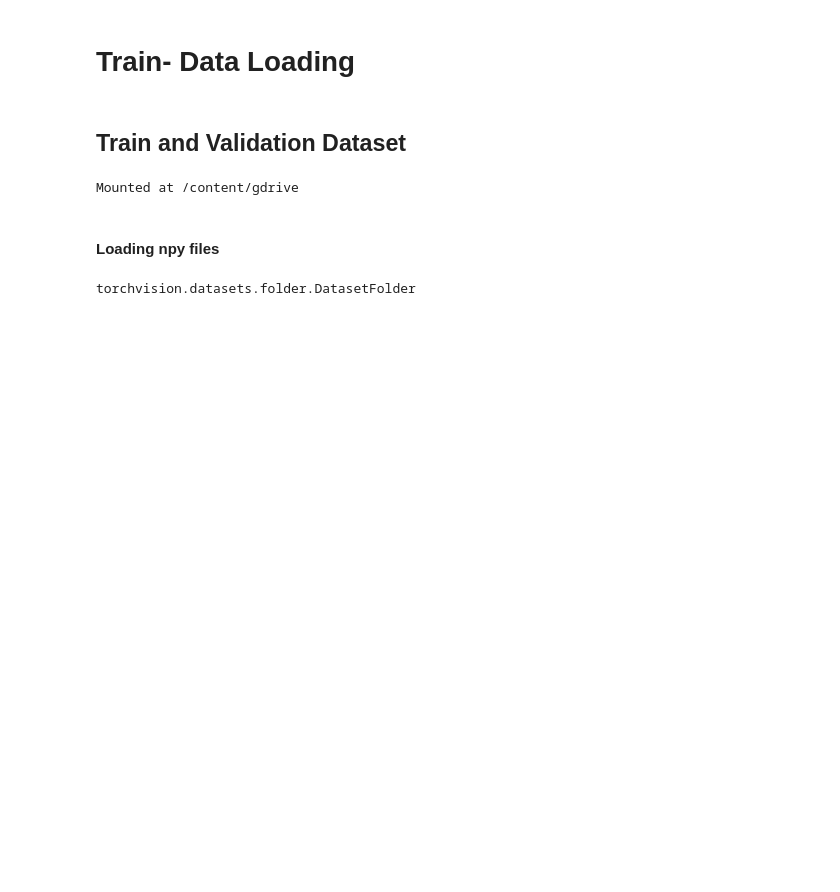
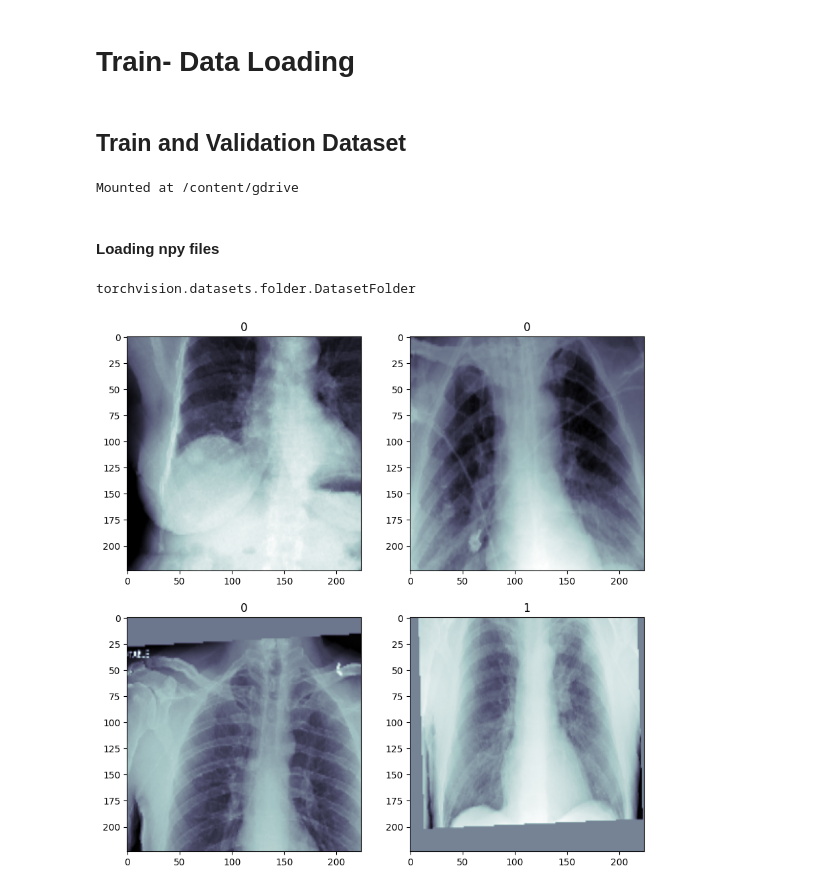
Before and after one commit to Zahed-Golabi/Medical-Imaging, a Jupyter notebook: 03- Pneumonia Classification/Train Data Loading.ipynb, the cells around one changed output. Saved outputs shown, nothing was run; the diff lists cells and outputs as text; code cells hidden in the pictures; blank space fills up the shorter version.

Commit message:
dispaly some transformed trains

```diff
--- a/03- Pneumonia Classification/Train Data Loading.ipynb
+++ b/03- Pneumonia Classification/Train Data Loading.ipynb
@@ -24,6 +24,6 @@ Mounted at /content/gdrive
 #### Loading npy files
 # %%
 def load_file(path):
-  np.load(path).astype(np.float32)
+  return np.load(path).astype(np.float32)
 # %%
 train_transforms = transforms.Compose([
@@ -38,4 +39,4 @@ val_transforms = transforms.Compose([
     transforms.Normalize(0.49, 0.248)
 ])
 # %%
-train_dataset = torchvision.datasets.DatasetFolder("/content/datasets/train", loader=load_file, extensions="npy", transform=train_transforms)
+train_dataset = torchvision.datasets.DatasetFolder("/content/datasets/train/", loader=load_file, extensions="npy", transform=train_transforms)
@@ -44,9 +45,15 @@ val_dataset = torchvision.datasets.DatasetFolder("/content/datasets/val", loader
+# %%
+type(train_dataset)
+# %% [output]
+torchvision.datasets.folder.DatasetFolder
 # %%
 fig, axis = plt.subplots(2,2, figsize=(10,10))
 
 for row in range(2):
   for column in range(2):
     random_index = np.random.randint(0,24000)
-    x_ray, label = train_dataset[random_index]
+    x_ray, label = train_dataset[random_index]    # tuple unpacking
+    axis[row][column].imshow(x_ray[0,:,:], cmap="bone")
+    axis[row][column].set_title(label)
 # %% [output]
-torchvision.datasets.folder.DatasetFolder
+[figure, added]
```
Also changed, not shown: parts of 3 cells of this notebook.
